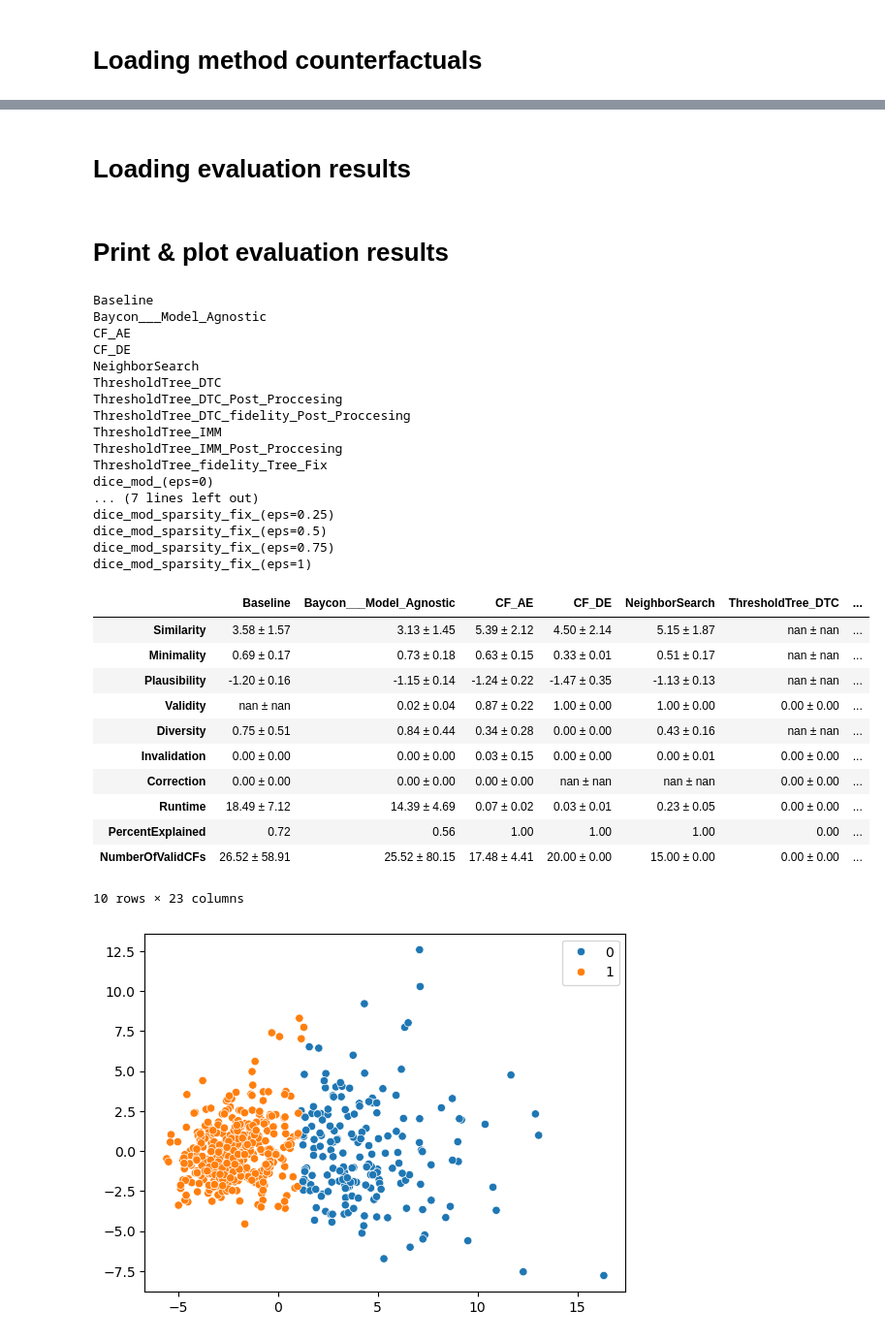
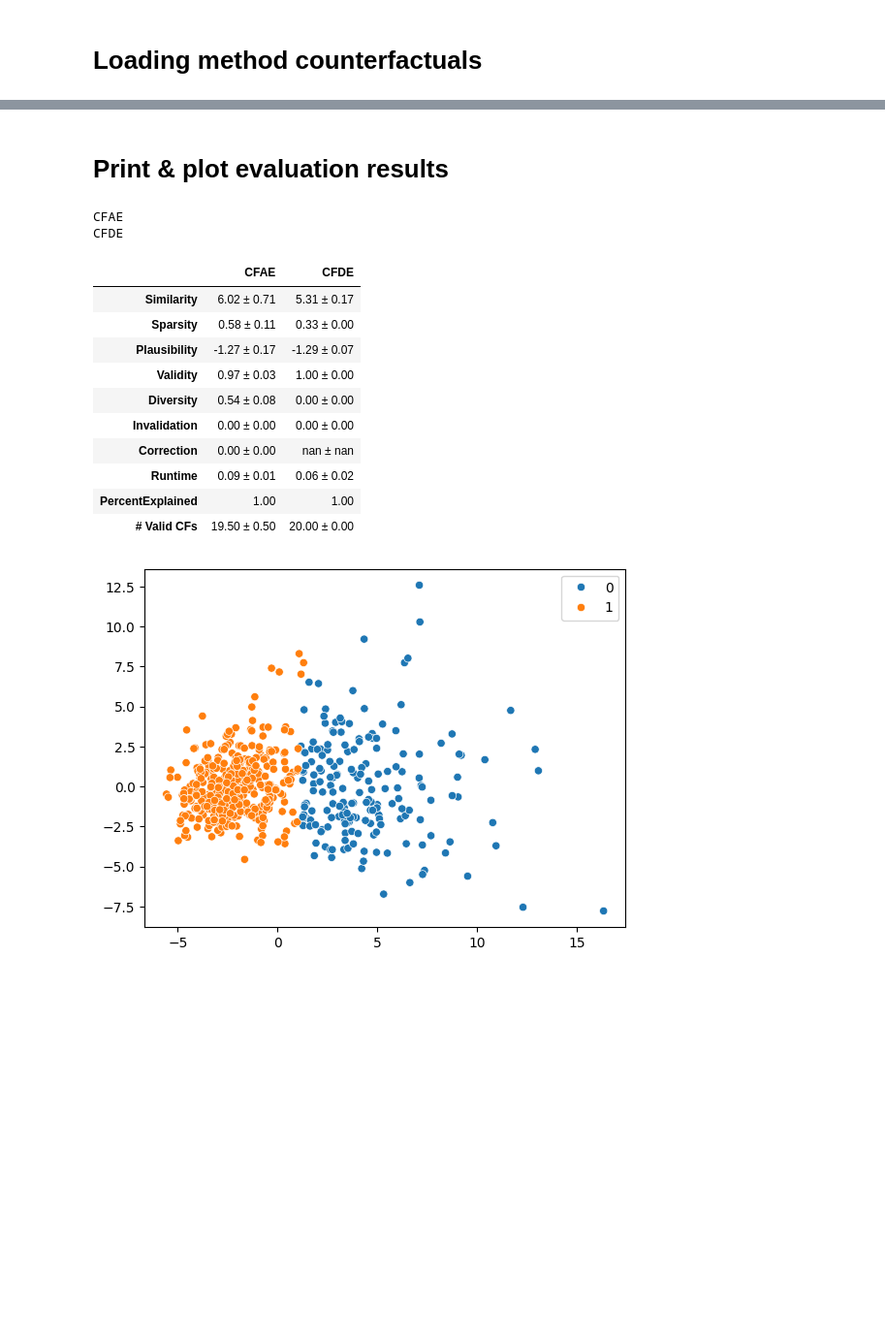
Before and after one commit to jepp3183/Thesis2025, a Jupyter notebook: code/Cross Evaluation.ipynb, the cells around one changed output, grey strips where cells are left out. Shown at 97% size. Cells and saved outputs as stored; diff of their text form; code cells hidden in the pictures; blank space fills up the shorter version.

```diff
--- a/code/Cross Evaluation.ipynb
+++ b/code/Cross Evaluation.ipynb
@@ -35,7 +35,7 @@ The autoreload extension is already loaded. To reload it, use:
   %reload_ext autoreload
 # %%
 data_set = "breast_cancer"
-cf_amount = 25
+cf_amount = 2
 random_state = 42
 
 match data_set:
@@ -606,13 +623,25 @@ Removing invalid counterfactuals!!!
 # %% [markdown]
 # Loading method counterfactuals
 # %%
+methods_to_analyze = [] # Runs all methods when empty
+metrics_active = [] # Uses all metrics when empty
+
 methods = []
 base_path = f'./testdata/cfs/{data_set}'
 for p in os.listdir(base_path):
     with open(os.path.join(base_path, p), 'rb') as file:
         cf_obj = pickle.load(file)
+        if cf_obj['name'] not in methods_to_analyze and methods_to_analyze != []:
+            continue
         methods.append(cf_obj)
 
 methodNames = [m['name'] for m in methods]
 print('\n'.join(sorted(methodNames)))
+
+results = {}
+base_path = f'./testdata/eval/{data_set}'
+for m in methods:
+    with open(os.path.join(base_path, f"{m['name']}.pkl"), 'rb') as handle:
+        res = pickle.load(handle)
+        results[m['name']] = res
 # %% [output]
@@ -650,2 +649,0 @@ dice_mod_sparsity_fix (eps=1)
-# %% [markdown]
-# Loading evaluation results
@@ -666,6 +657,8 @@ def rep(m):
     return m.replace("-", "_").replace(" ", "_")
 
 for i, n in enumerate(returnNames()):
+    if n not in metrics_active and metrics_active != []:
+        continue
     row = {}
     for m in methodNames:
         # Get the results for the current method m and metric i
@@ -692,63 +685,56 @@ for i, n in enumerate(returnNames()):
         if n == "PercentExplained":
             row[rep(m)] = f"{mean:.2f}"
         else:
             row[rep(m)] = f"{mean:.2f} ± {stddev:.2f}"
 
         # We are getting the mean of ALL CFs for ALL instances
         # # Get mean for each instance first
         # instance_means = []
         # for j in range(cf_amount):
         #     mean = np.mean(res[j])
 
         #     # If no CFs were found, res[j] is empty, and np.mean() returns NaN
         #     if not np.isnan(mean):
         #         instance_means.append(mean)
 
         # Finally, get the means of the instance means. If this is a NaN,
         # no VALID CFs were found for any instance
 
     mean_results.append(row)
 
 base_filter = [rep(m) for m in methodNames]
 dice_filter = [rep(m) for m in methodNames if "dice" in m.lower()]
 tree_filter = [rep(m) for m in methodNames if "tree" in m.lower()]
 
 filter = base_filter
 
 filter.sort()
 print('\n'.join(filter))
-mean_results_df = pd.DataFrame(mean_results, index=returnNames())
+if metrics_active == []:
+    names = returnNames()
+else:
+    names = metrics_active
+
+if "ValidCFs" in names:
+    validcfs_index = names.index("ValidCFs")
+    names[validcfs_index] = "# Valid CFs"
+
+mean_results_df = pd.DataFrame(mean_results, index=names)
 mean_results_df[filter]
 # %% [output]
-Baseline
-Baycon___Model_Agnostic
-CF_AE
-CF_DE
-NeighborSearch
-ThresholdTree_DTC
-ThresholdTree_DTC_Post_Proccesing
-ThresholdTree_DTC_fidelity_Post_Proccesing
-ThresholdTree_IMM
-ThresholdTree_IMM_Post_Proccesing
-ThresholdTree_fidelity_Tree_Fix
-dice_mod_(eps=0)
-... (7 lines left out)
-dice_mod_sparsity_fix_(eps=0.25)
-dice_mod_sparsity_fix_(eps=0.5)
-dice_mod_sparsity_fix_(eps=0.75)
-dice_mod_sparsity_fix_(eps=1)
+CFAE
+CFDE
-|  | Baseline | Baycon___Model_Agnostic | CF_AE | CF_DE | NeighborSearch | ThresholdTree_DTC | ... |
-| Similarity | 3.58 ± 1.57 | 3.13 ± 1.45 | 5.39 ± 2.12 | 4.50 ± 2.14 | 5.15 ± 1.87 | nan ± nan | ... |
-| Minimality | 0.69 ± 0.17 | 0.73 ± 0.18 | 0.63 ± 0.15 | 0.33 ± 0.01 | 0.51 ± 0.17 | nan ± nan | ... |
-| Plausibility | -1.20 ± 0.16 | -1.15 ± 0.14 | -1.24 ± 0.22 | -1.47 ± 0.35 | -1.13 ± 0.13 | nan ± nan | ... |
-| Validity | nan ± nan | 0.02 ± 0.04 | 0.87 ± 0.22 | 1.00 ± 0.00 | 1.00 ± 0.00 | 0.00 ± 0.00 | ... |
-| Diversity | 0.75 ± 0.51 | 0.84 ± 0.44 | 0.34 ± 0.28 | 0.00 ± 0.00 | 0.43 ± 0.16 | nan ± nan | ... |
-| Invalidation | 0.00 ± 0.00 | 0.00 ± 0.00 | 0.03 ± 0.15 | 0.00 ± 0.00 | 0.00 ± 0.01 | 0.00 ± 0.00 | ... |
-| Correction | 0.00 ± 0.00 | 0.00 ± 0.00 | 0.00 ± 0.00 | nan ± nan | nan ± nan | 0.00 ± 0.00 | ... |
-| Runtime | 18.49 ± 7.12 | 14.39 ± 4.69 | 0.07 ± 0.02 | 0.03 ± 0.01 | 0.23 ± 0.05 | 0.00 ± 0.00 | ... |
-| PercentExplained | 0.72 | 0.56 | 1.00 | 1.00 | 1.00 | 0.00 | ... |
-| NumberOfValidCFs | 26.52 ± 58.91 | 25.52 ± 80.15 | 17.48 ± 4.41 | 20.00 ± 0.00 | 15.00 ± 0.00 | 0.00 ± 0.00 | ... |
+|  | CFAE | CFDE |
+| Similarity | 6.02 ± 0.71 | 5.31 ± 0.17 |
+| Sparsity | 0.58 ± 0.11 | 0.33 ± 0.00 |
+| Plausibility | -1.27 ± 0.17 | -1.29 ± 0.07 |
+| Validity | 0.97 ± 0.03 | 1.00 ± 0.00 |
+| Diversity | 0.54 ± 0.08 | 0.00 ± 0.00 |
+| Invalidation | 0.00 ± 0.00 | 0.00 ± 0.00 |
+| Correction | 0.00 ± 0.00 | nan ± nan |
+| Runtime | 0.09 ± 0.01 | 0.06 ± 0.02 |
+| PercentExplained | 1.00 | 1.00 |
+| # Valid CFs | 19.50 ± 0.50 | 20.00 ± 0.00 |
-10 rows × 23 columns
 # %%
 def plot(f1, f2, methodNames, results, names, plt_index):
     for m in methodNames:
```
Also changed, not shown: parts of 12 cells of this notebook, 1 other file.
